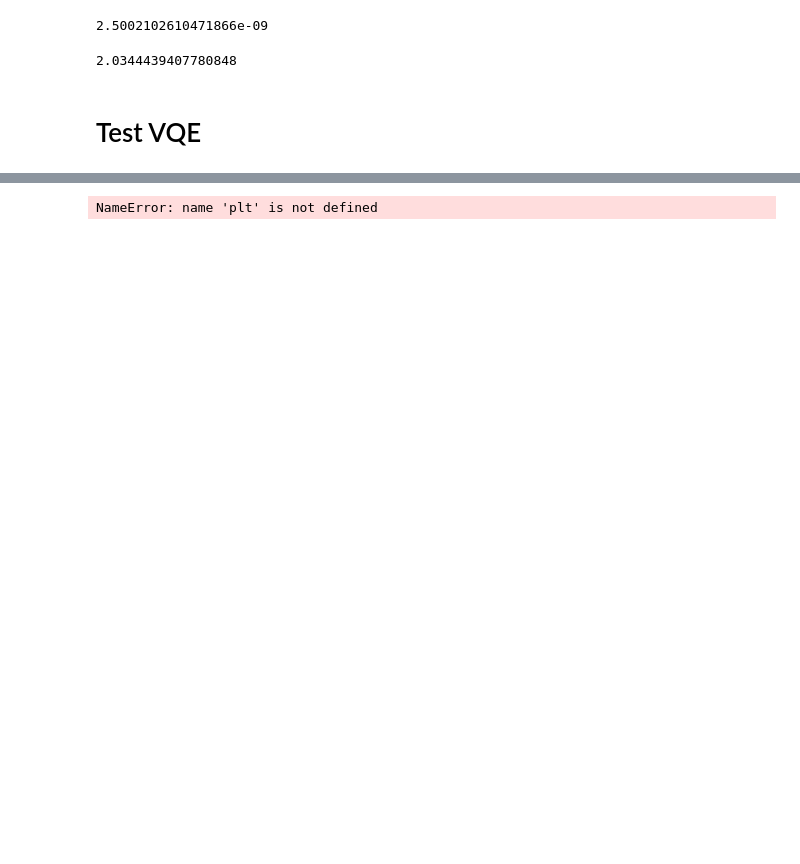
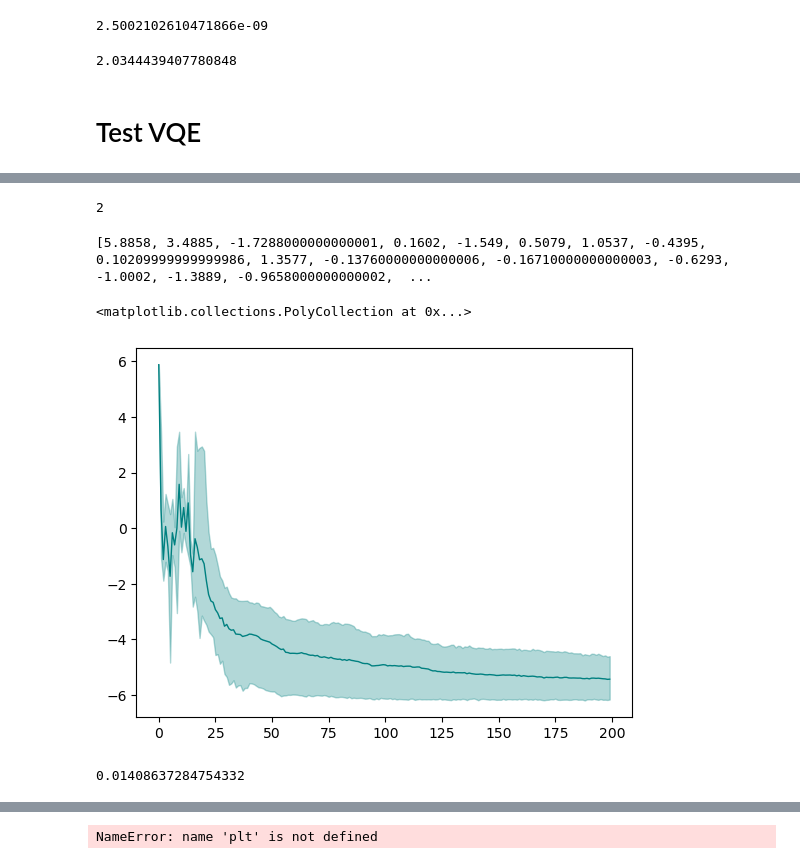
Before and after one commit to nguyenvulinh666/Variational-Quantum-EigeinSolver, a Jupyter notebook: Complete_VQE.ipynb, the cells around one changed output, grey strips where cells are left out. Saved outputs shown, nothing was run; the diff lists cells and outputs as text; code cells hidden in the pictures; blank space fills up the shorter version.

```diff
--- a/Complete_VQE.ipynb
+++ b/Complete_VQE.ipynb
@@ -1228,0 +1400,8 @@ plt.plot(energy, color='blue')
+# %%
+energy[-1]
+# %% [output]
+2
+# %%
+print(data[2])
+# %% [output]
+[5.8858, 3.4885, -1.7288000000000001, 0.1602, -1.549, 0.5079, 1.0537, -0.4395, 0.10209999999999986, 1.3577, -0.13760000000000006, -0.16710000000000003, -0.6293, -1.0002, -1.3889, -0.9658000000000002,  ...
@@ -1228,0 +1415,19 @@ plt.plot(energy, color='blue')
+# %%
+import matplotlib.pyplot as plt
+
+x = np.arange(0, len(data1))
+
+
+high_PRS = np.zeros(len(data1))
+low_PRS = np.zeros(len(data1))
+
+for i in range(len(data1)):
+    high_PRS[i] = max(data1[i], data2[i], data3[i])
+    low_PRS[i] = min(data1[i], data2[i], data3[i])
+
+# plt.ylim(-6.3,-6)
+plt.plot((data1+data2+data3)/3, color='teal', lw=1, label='Parameter-Shift Rule, LR= 0.15')
+plt.fill_between(x, high_PRS, low_PRS,  color='teal', alpha=.3)
+# %% [output]
+<matplotlib.collections.PolyCollection at 0x...>
+[figure, added]
@@ -1228,0 +1436,4 @@ plt.plot(energy, color='blue')
+# %%
+print(a)
+# %% [output]
+0.01408637284754332
```
Also changed, not shown: parts of 42 cells of this notebook.
